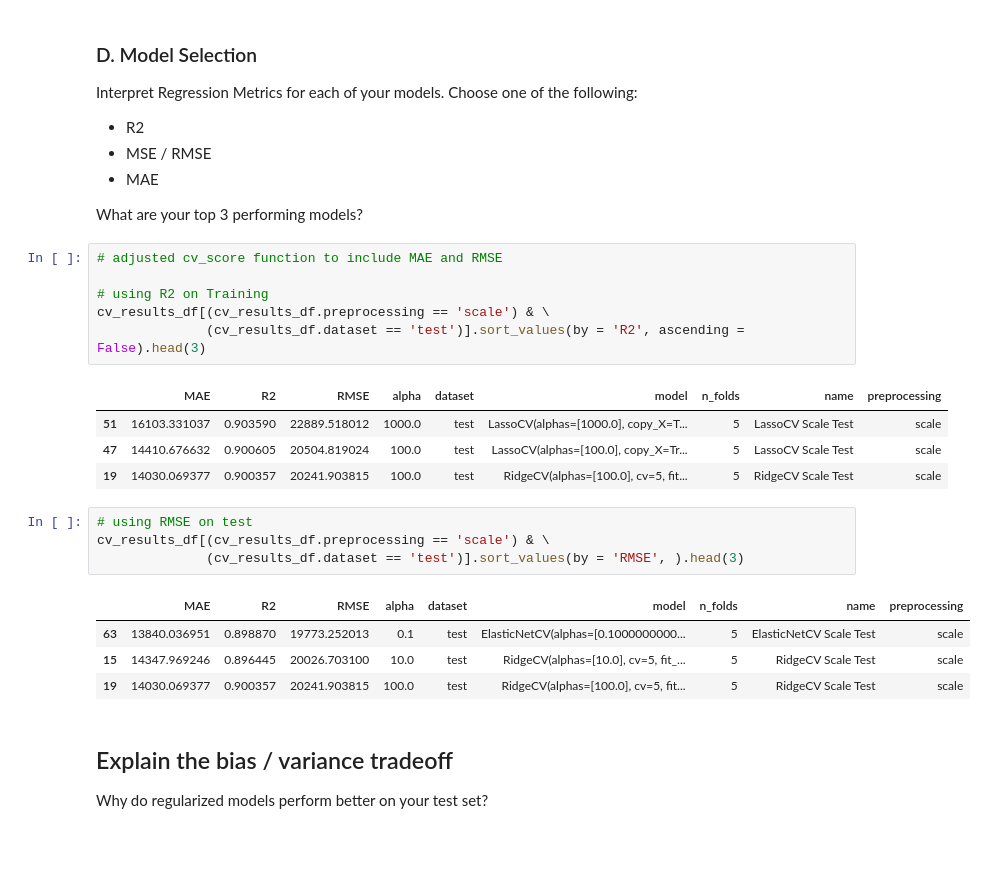
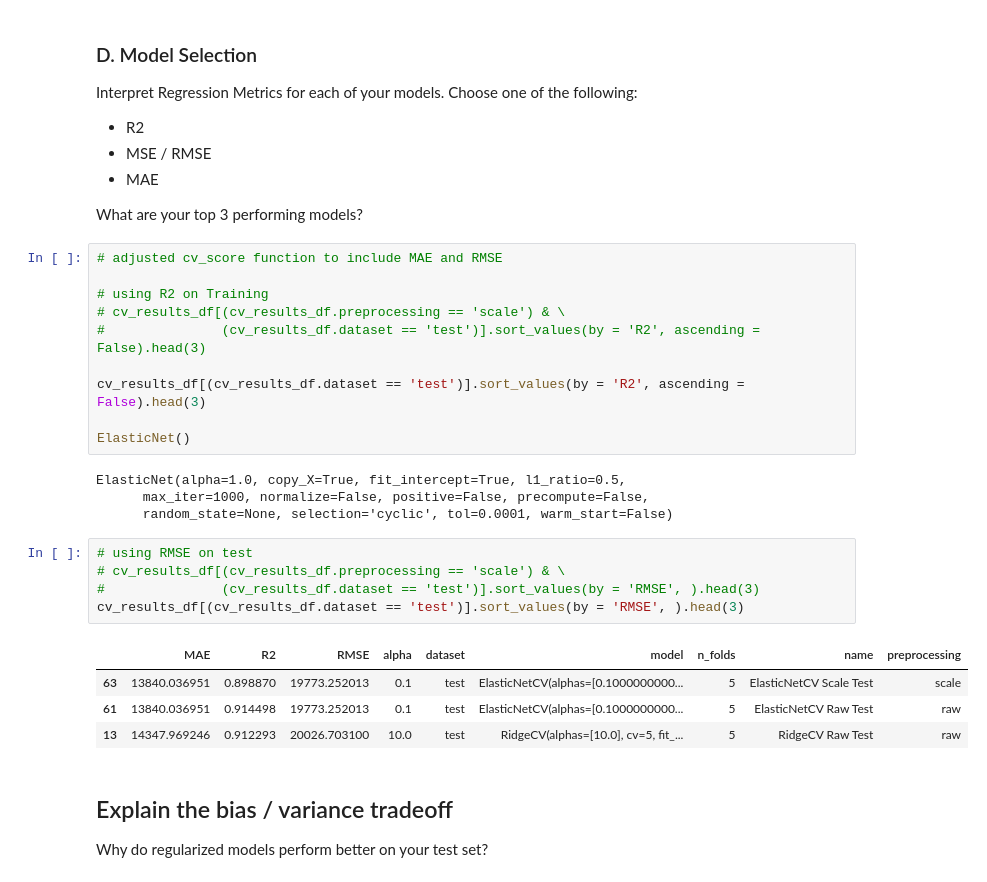
Before and after one commit to djkjohnston/Aimes_Housing_GA_DSI_Proj2, a Jupyter notebook: ipynb/project_2_starter.ipynb, the cells around one changed output. Drawn from its saved outputs; the diff is of its cells as text; blank space fills up the shorter version.

```diff
--- a/ipynb/project_2_starter.ipynb
+++ b/ipynb/project_2_starter.ipynb
@@ -1162,22 +1139,26 @@ What are your top 3 performing models?
 # adjusted cv_score function to include MAE and RMSE
 
 # using R2 on Training
-cv_results_df[(cv_results_df.preprocessing == 'scale') & \
-              (cv_results_df.dataset == 'test')].sort_values(by = 'R2', ascending = False).head(3)
+# cv_results_df[(cv_results_df.preprocessing == 'scale') & \
+#               (cv_results_df.dataset == 'test')].sort_values(by = 'R2', ascending = False).head(3)
+
+cv_results_df[(cv_results_df.dataset == 'test')].sort_values(by = 'R2', ascending = False).head(3)
+
+ElasticNet()
 # %% [output]
-|  | MAE | R2 | RMSE | alpha | dataset | model | n_folds | name | preprocessing |
-| 51 | 16103.331037 | 0.903590 | 22889.518012 | 1000.0 | test | LassoCV(alphas=[1000.0], copy_X=T... | 5 | LassoCV Scale Test | scale |
-| 47 | 14410.676632 | 0.900605 | 20504.819024 | 100.0 | test | LassoCV(alphas=[100.0], copy_X=Tr... | 5 | LassoCV Scale Test | scale |
-| 19 | 14030.069377 | 0.900357 | 20241.903815 | 100.0 | test | RidgeCV(alphas=[100.0], cv=5, fit... | 5 | RidgeCV Scale Test | scale |
+ElasticNet(alpha=1.0, copy_X=True, fit_intercept=True, l1_ratio=0.5,
+      max_iter=1000, normalize=False, positive=False, precompute=False,
+      random_state=None, selection='cyclic', tol=0.0001, warm_start=False)
 # %%
 # using RMSE on test
-cv_results_df[(cv_results_df.preprocessing == 'scale') & \
-              (cv_results_df.dataset == 'test')].sort_values(by = 'RMSE', ).head(3)
+# cv_results_df[(cv_results_df.preprocessing == 'scale') & \
+#               (cv_results_df.dataset == 'test')].sort_values(by = 'RMSE', ).head(3)
+cv_results_df[(cv_results_df.dataset == 'test')].sort_values(by = 'RMSE', ).head(3)
 # %% [output]
 |  | MAE | R2 | RMSE | alpha | dataset | model | n_folds | name | preprocessing |
 | 63 | 13840.036951 | 0.898870 | 19773.252013 | 0.1 | test | ElasticNetCV(alphas=[0.1000000000... | 5 | ElasticNetCV Scale Test | scale |
-| 15 | 14347.969246 | 0.896445 | 20026.703100 | 10.0 | test | RidgeCV(alphas=[10.0], cv=5, fit_... | 5 | RidgeCV Scale Test | scale |
-| 19 | 14030.069377 | 0.900357 | 20241.903815 | 100.0 | test | RidgeCV(alphas=[100.0], cv=5, fit... | 5 | RidgeCV Scale Test | scale |
+| 61 | 13840.036951 | 0.914498 | 19773.252013 | 0.1 | test | ElasticNetCV(alphas=[0.1000000000... | 5 | ElasticNetCV Raw Test | raw |
+| 13 | 14347.969246 | 0.912293 | 20026.703100 | 10.0 | test | RidgeCV(alphas=[10.0], cv=5, fit_... | 5 | RidgeCV Raw Test | raw |
 # %% [markdown]
 ## Explain the bias / variance tradeoff
 
```
Also changed, not shown: parts of 38 cells of this notebook, 1 other file.
